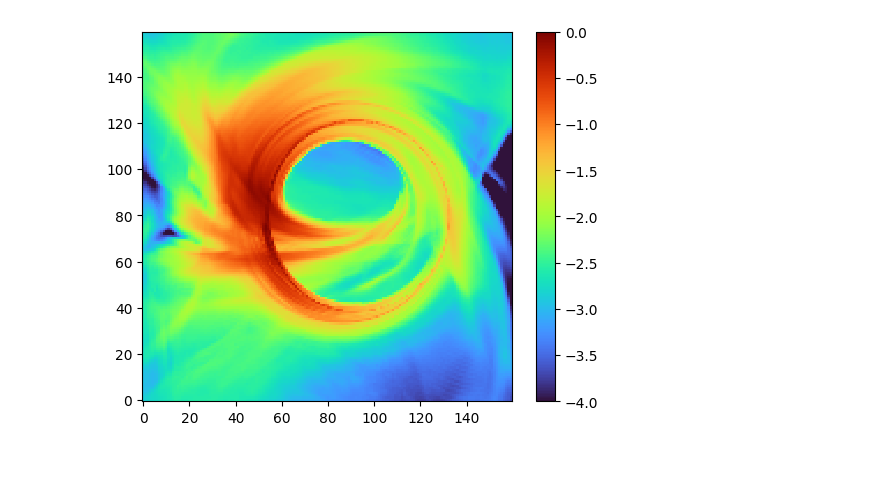
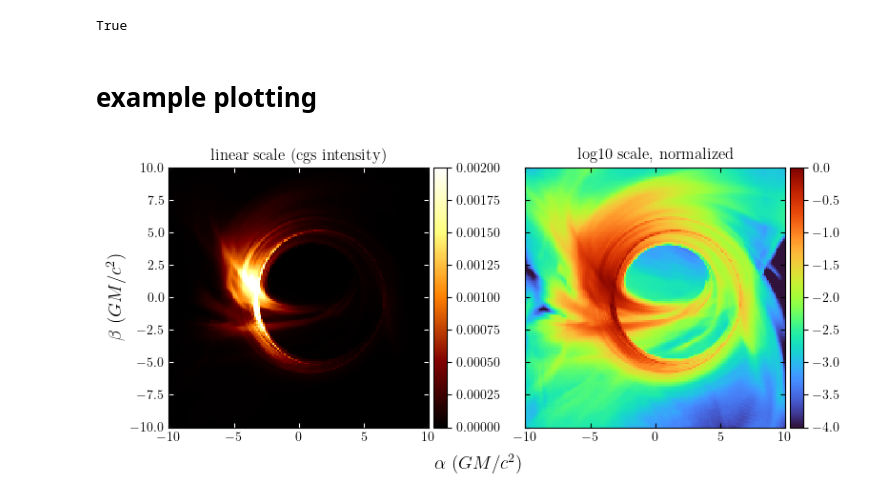
Before and after one commit to liamedeiros/Mahakala, a Jupyter notebook: demos/grmhd.ipynb, the cells around one changed output. Cells and saved outputs as stored; diff of their text form; code cells hidden in the pictures; blank space fills up the shorter version.

```diff
--- a/demos/grmhd.ipynb
+++ b/demos/grmhd.ipynb
@@ -35,0 +41,2 @@ s0 = ma.initialize_geodesics_at_camera(bhspin, inclination_in_degrees, distance_
+# %%
+fluid_model = AthenakFluidModel(grmhd_fname, bhspin)
@@ -36,2 +45,4 @@ s0 = ma.initialize_geodesics_at_camera(bhspin, inclination_in_degrees, distance_
 # %%
+s0 = ma.initialize_geodesics_at_camera(bhspin, inclination_in_degrees, distance_in_rg, -half_fov, half_fov, number_pixels_across)
+
 S, final_dt = ma.geodesic_integrator(10000, s0, 40, 1e-4, bhspin)
@@ -61,8 +74,9 @@ pitch_angle = fluid_scalars['pitch_angle']
 # %%
-emissivity, absorptivity = synchrotron_coefficients(Ne_in_cgs, Theta_e, B_in_gauss, pitch_angle, local_nu, invariant=True, rescale_nu=1./observing_frequency)
+emissivity, absorptivity = ma.synchrotron_coefficients(Ne_in_cgs, Theta_e, B_in_gauss, pitch_angle, local_nu, invariant=True, rescale_nu=1./observing_frequency)
 
 # apply sigma cutoff
 sigma_cutoff = 100.
-
 emissivity = emissivity.at[sigma > sigma_cutoff].set(0.)
 absorptivity = absorptivity.at[sigma > sigma_cutoff].set(0.)
+
+I_nu = ma.solve_specific_intensity(emissivity, absorptivity, final_dt, units['L_unit'])
@@ -71,12 +83,49 @@ I_new_jax, I_list_jax = solve_specific_intensity(emissivity, absorptivity, final
-# %%
-pdata = I_new_jax.reshape((number_pixels_across, number_pixels_across)).T
-
-#im1 = plt.imshow(pdata, origin='lower', cmap='turbo', vmin=0, vmax=0.002, interpolation='none')
-
-pdata = pdata / np.max(pdata)
-im1 = plt.imshow(np.log10(pdata), origin='lower', cmap='turbo', vmin=-4, vmax=0., interpolation='none')
-
-plt.colorbar(im1)
-plt.savefig('test.png')
-# %% [output]
-[figure, removed]
+# %%
+# regression test
+
+image_comparison = np.load('image_comparison.npy')
+print(np.allclose(image_comparison, I_nu))
+# %% [output]
+True
+# %% [markdown]
+# example plotting
+# %%
+def colorbar(im):
+    # add colorbar to the right of the plot that is the same height
+    from mpl_toolkits.axes_grid1 import make_axes_locatable
+    divider = make_axes_locatable(im.axes)
+    cax = divider.append_axes("right", size="5%", pad=0.05)
+    return im.axes.figure.colorbar(im, cax=cax)
+# %%
+pdata = I_nu.reshape((number_pixels_across, number_pixels_across)).T
+
+fig = plt.figure(figsize=(8, 4), facecolor='w')
+
+ax1 = plt.subplot(1, 2, 1)
+ax2 = plt.subplot(1, 2, 2)
+
+kwargs = dict(extent=[-half_fov, half_fov, -half_fov, half_fov], aspect='equal',
+              interpolation='none', origin='lower', rasterized=True)
+
+# show image in linear scale
+im1 = ax1.imshow(pdata, vmin=0, vmax=0.002, cmap='afmhot', **kwargs)
+colorbar(im1)
+ax1.set_title('linear scale (cgs intensity)')
+ax1.tick_params(direction='in', top=True, right=True, color='w')
+
+# show image in log10 scale
+pdata = pdata / np.max(pdata)
+im2 = ax2.imshow(np.log10(pdata), vmin=-4, vmax=0., cmap='turbo', **kwargs)
+colorbar(im2)
+ax2.set_yticklabels([])
+ax2.set_title('log10 scale, normalized')
+ax2.tick_params(direction='in', top=True, right=True)
+
+# add labels
+fig.text(0.45, 0.05, r'$\alpha\ (GM/c^2)$', fontsize=14)
+ax1.set_ylabel(r'$\beta\ (GM/c^2)$', fontsize=14)
+
+plt.tight_layout()
+plt.savefig('example_grmhd.pdf', bbox_inches='tight')
+# %% [output]
+[figure, added]
```
Also changed, not shown: parts of 12 cells of this notebook, 5 other files.
